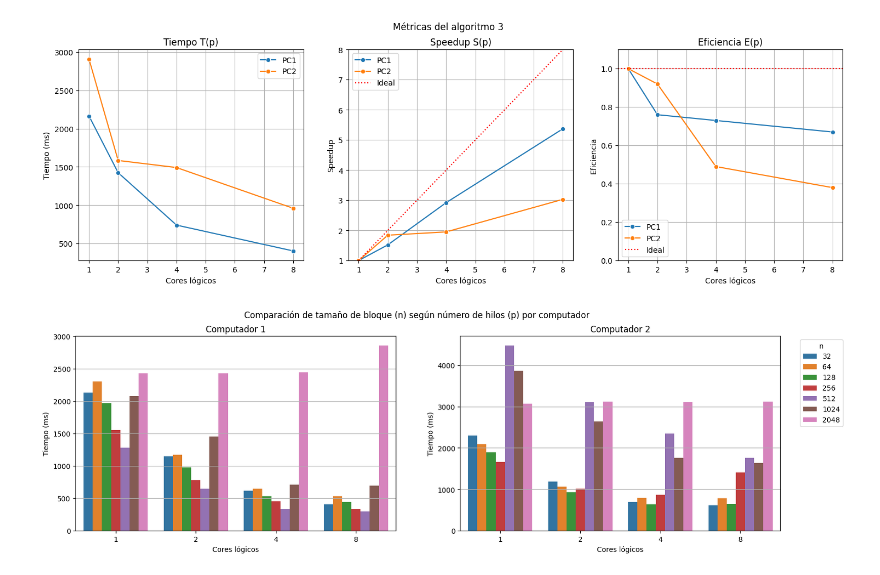
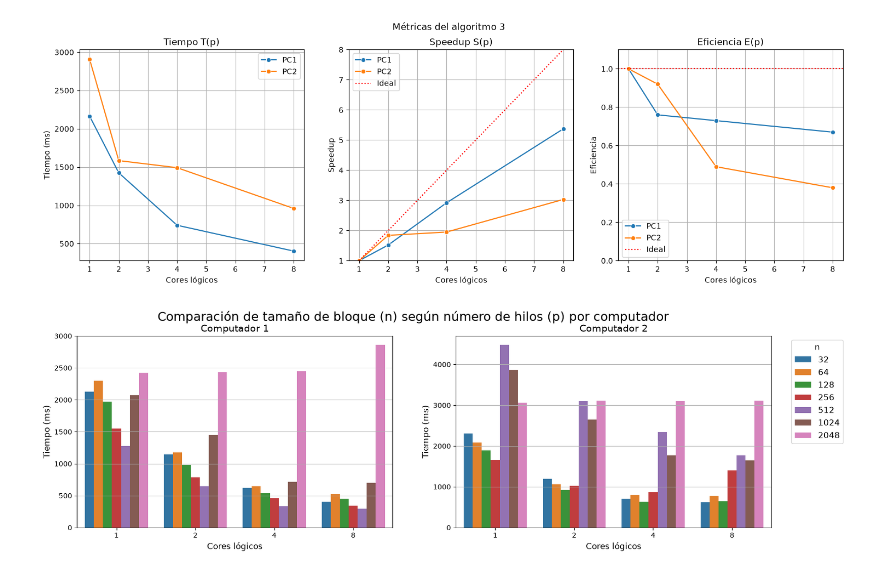
Before and after one commit to Jimenez73/alg_paralelos, a Jupyter notebook: tarea_2/graphs.ipynb, the cells around one changed output. Drawn from its saved outputs; the diff is of its cells as text; code cells hidden in the pictures.

```diff
--- a/tarea_2/graphs.ipynb
+++ b/tarea_2/graphs.ipynb
@@ -274,27 +275,28 @@ graficar(df_3, "Métricas del algoritmo 3")
 # %%
 data_pc1 = df_2[(df_2["N"] == 2048)]
 data_pc1["n"] = data_pc1["n"].astype("category")
 data_pc2 = df_22[(df_22["N"] == 2048)]
 data_pc2["n"] = data_pc2["n"].astype("category")
 
 fig, axes = plt.subplots(1, 2, figsize=(18, 5))
 
 sns.barplot(data=data_pc1, x="p", y="tiempo_ms", hue="n", ax=axes[0])
 axes[0].set_title("Computador 1")
 axes[0].set_ylabel("Tiempo (ms)")
 axes[0].set_xlabel("Cores lógicos")
 axes[0].grid(True, axis="y")
 axes[0].legend().set_visible(False)
 
 sns.barplot(data=data_pc2, x="p", y="tiempo_ms", hue="n", ax=axes[1])
 axes[1].set_title("Computador 2")
 axes[1].set_ylabel("Tiempo (ms)")
 axes[1].set_xlabel("Cores lógicos")
 axes[1].grid(True, axis="y")
 axes[1].legend(title="n", bbox_to_anchor=(1.05, 1), loc='upper left')
 
 
-fig.suptitle("Comparación de tamaño de bloque (n) según número de hilos (p) por computador")
+fig.suptitle("Comparación de tamaño de bloque (n) según número de hilos (p) por computador", fontsize=18)
+plt.savefig(f"img/alg_2_n.png", dpi=300, bbox_inches='tight')
 plt.show()
 # %% [output]
-[figure, old version]
+[figure, new version]
```
Also changed, not shown: parts of 11 cells of this notebook, 20 other files.
